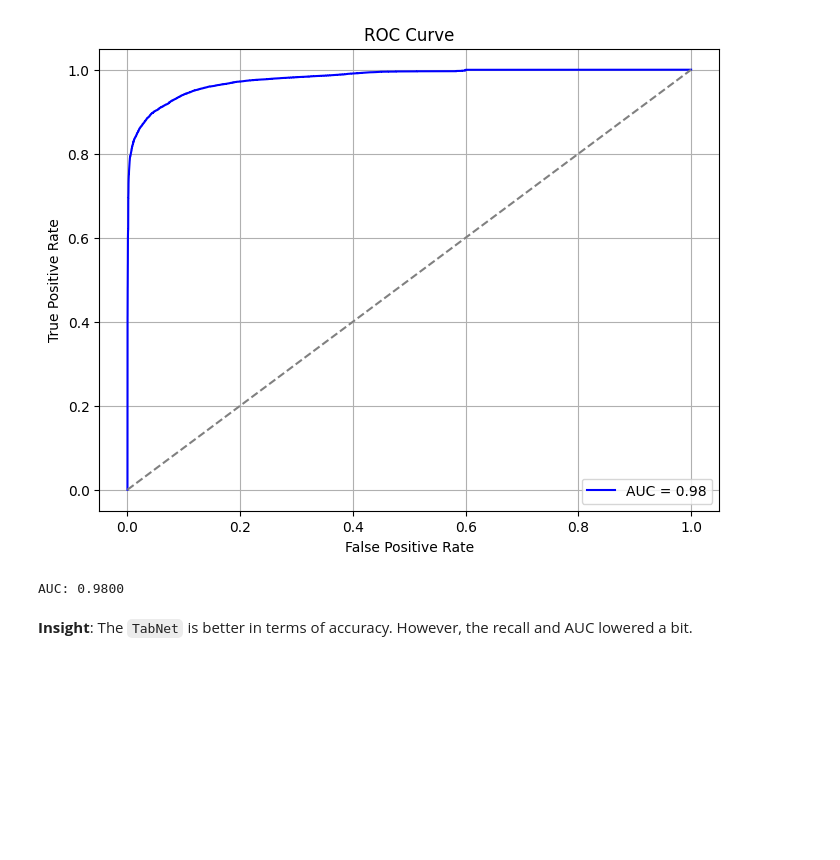
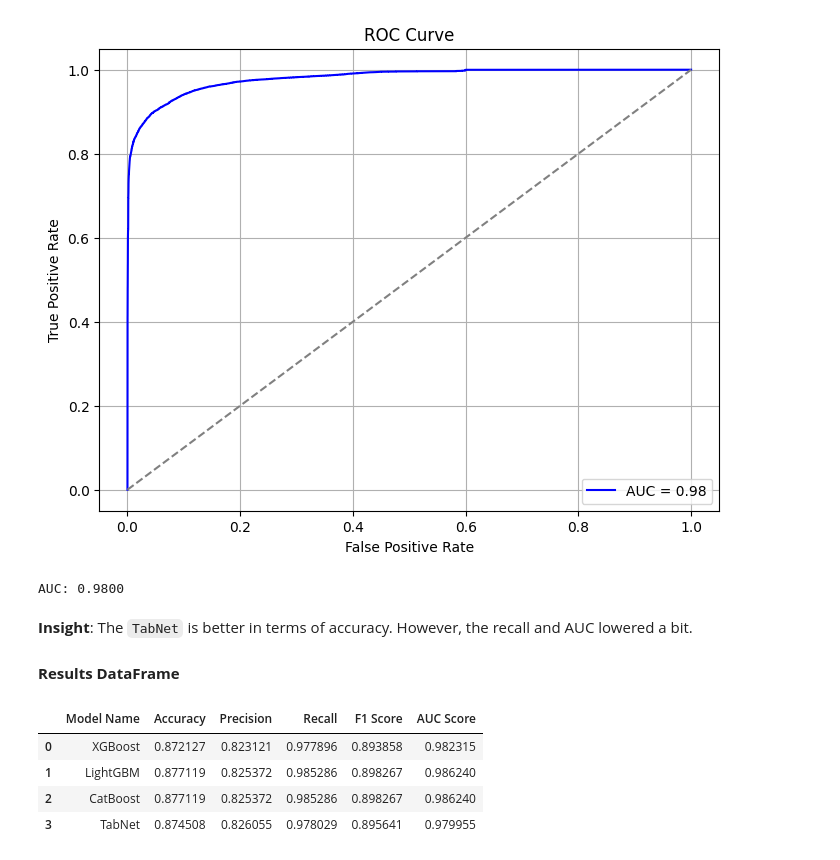
Before and after one commit to otuemre/vigiNIDS, a Jupyter notebook: src/notebooks/04_Modeling.ipynb, the cells around one changed output. Cells and saved outputs as stored; diff of their text form; code cells hidden in the pictures; blank space fills up the shorter version.

Commit message:
Add model comparison df and save models

```diff
--- a/src/notebooks/04_Modeling.ipynb
+++ b/src/notebooks/04_Modeling.ipynb
@@ -287,8 +285,8 @@ y_pred = lgbm_model.predict(X_test)
 y_proba = lgbm_model.predict_proba(X_test)[:, 1]
 # %%
 # Get evaluation metrics
-metrics = evaluate_classification(y_test, y_pred)
+catboost_metrics = evaluate_classification(y_test, y_pred, "CatBoost")
 print("Evaluation Metrics:")
-metrics
+catboost_metrics
 # %% [output]
 Evaluation Metrics:
@@ -305,7 +302,7 @@ plot_confusion_matrix(y_test, y_pred, class_names=["Normal", "Attack"])
 [figure]
 # %%
 # Plot AUC-ROC
-auc = plot_auc_roc(y_test, y_proba)
-print(f"AUC: {auc:.4f}")
+catboost_auc = plot_auc_roc(y_test, y_proba)
+print(f"AUC: {catboost_auc:.4f}")
 # %% [output]
 [figure]
@@ -363,8 +360,8 @@ y_pred = tabnet_model.predict(X_test_np)
 y_proba = tabnet_model.predict_proba(X_test_np)[:, 1]
 # %%
 # Get evaluation metrics
-metrics = evaluate_classification(y_test_np, y_pred)
+tabnet_metrics = evaluate_classification(y_test_np, y_pred, "TabNet")
 print("Evaluation Metrics:")
-metrics
+tabnet_metrics
 # %% [output]
 Evaluation Metrics:
@@ -381,10 +377,39 @@ plot_confusion_matrix(y_test_np, y_pred, class_names=["Normal", "Attack"])
 [figure]
 # %%
 # Plot AUC-ROC
-auc = plot_auc_roc(y_test_np, y_proba)
-print(f"AUC: {auc:.4f}")
+tabnet_auc = plot_auc_roc(y_test_np, y_proba)
+print(f"AUC: {tabnet_auc:.4f}")
 # %% [output]
 [figure]
 AUC: 0.9800
 # %% [markdown]
 **Insight**: The `TabNet` is better in terms of accuracy. However, the recall and AUC lowered a bit.
+# %% [markdown]
+**Results DataFrame**
+# %%
+import pandas as pd
+
+# Add AUC Scores
+xgb_metrics["AUC Score"] = xgb_auc
+lgbm_metrics["AUC Score"] = lgbm_auc
+catboost_metrics["AUC Score"] = catboost_auc
+tabnet_metrics["AUC Score"] = tabnet_auc
+
+model_res = [
+    xgb_metrics,
+    lgbm_metrics,
+    catboost_metrics,
+    tabnet_metrics
+]
+
+# Convert results into a DataFrame
+results_df = pd.DataFrame(model_res)
+
+# Display the results
+results_df
+# %% [output]
+|  | Model Name | Accuracy | Precision | Recall | F1 Score | AUC Score |
+| 0 | XGBoost | 0.872127 | 0.823121 | 0.977896 | 0.893858 | 0.982315 |
+| 1 | LightGBM | 0.877119 | 0.825372 | 0.985286 | 0.898267 | 0.986240 |
+| 2 | CatBoost | 0.877119 | 0.825372 | 0.985286 | 0.898267 | 0.986240 |
+| 3 | TabNet | 0.874508 | 0.826055 | 0.978029 | 0.895641 | 0.979955 |
```
Also changed, not shown: parts of 14 cells of this notebook, 2 other files.
